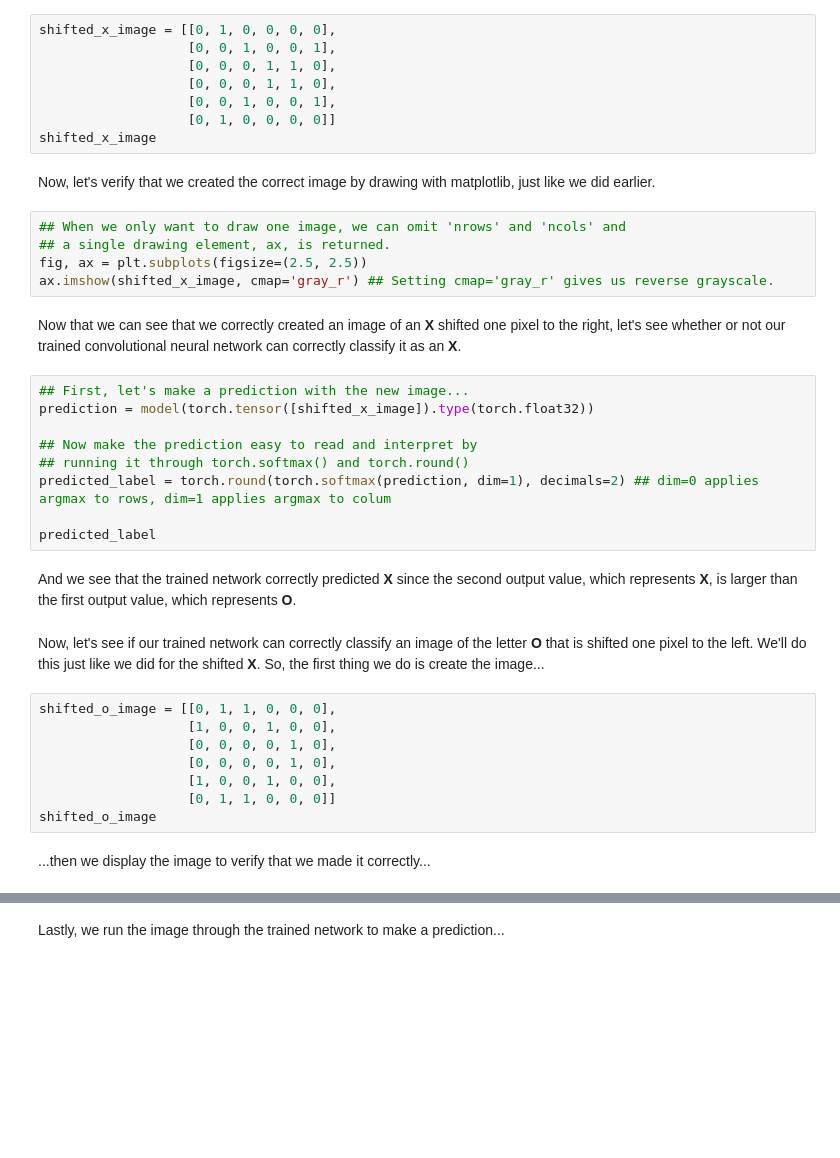
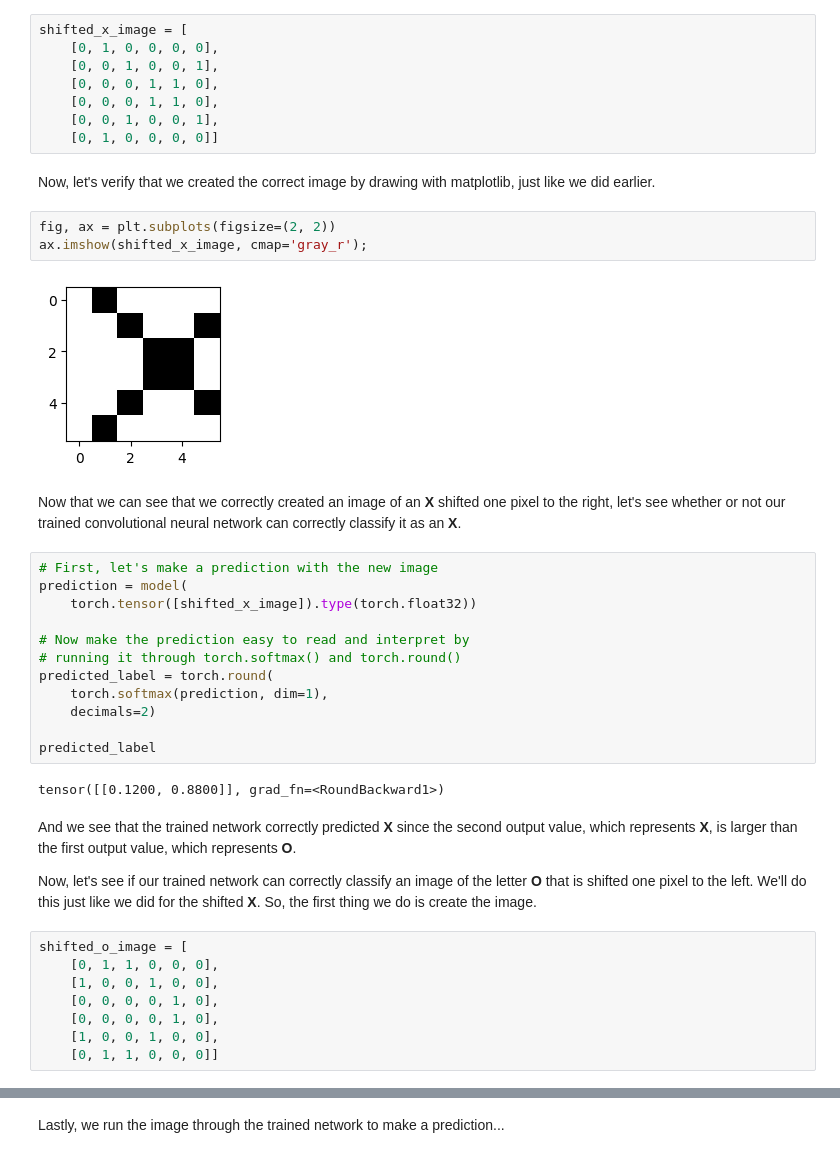
Before and after one commit to sbwiecko/statsquest_neural_networks, a Jupyter notebook: chapter_06/chapter_06_convolutional_neural_networks.ipynb, the cells around one changed output, grey strips where cells are left out. Saved outputs shown, nothing was run; the diff lists cells and outputs as text; blank space fills up the shorter version.

```diff
--- a/chapter_06/chapter_06_convolutional_neural_networks.ipynb
+++ b/chapter_06/chapter_06_convolutional_neural_networks.ipynb
@@ -353,42 +429,45 @@ After 700 training epochs, the predicted values are much, much closer to the ide
 Now that our model is trained, we can use it to make predictions from new data. Specifically, let's see how well our model predicts an image of the letter **X** that has been shifted over one pixel. First, let's create the image of an **X** shifted by one pixel to the right.
 # %%
-shifted_x_image = [[0, 1, 0, 0, 0, 0],
-                   [0, 0, 1, 0, 0, 1],
-                   [0, 0, 0, 1, 1, 0],
-                   [0, 0, 0, 1, 1, 0],
-                   [0, 0, 1, 0, 0, 1],
-                   [0, 1, 0, 0, 0, 0]]
-shifted_x_image
+shifted_x_image = [
+    [0, 1, 0, 0, 0, 0],
+    [0, 0, 1, 0, 0, 1],
+    [0, 0, 0, 1, 1, 0],
+    [0, 0, 0, 1, 1, 0],
+    [0, 0, 1, 0, 0, 1],
+    [0, 1, 0, 0, 0, 0]]
 # %% [markdown]
 Now, let's verify that we created the correct image by drawing with matplotlib, just like we did earlier.
 # %%
-## When we only want to draw one image, we can omit 'nrows' and 'ncols' and
-## a single drawing element, ax, is returned.
-fig, ax = plt.subplots(figsize=(2.5, 2.5))
-ax.imshow(shifted_x_image, cmap='gray_r') ## Setting cmap='gray_r' gives us reverse grayscale.
+fig, ax = plt.subplots(figsize=(2, 2))
+ax.imshow(shifted_x_image, cmap='gray_r');
+# %% [output]
+[figure, added]
 # %% [markdown]
 Now that we can see that we correctly created an image of an **X** shifted one pixel to the right, let's see whether or not our trained convolutional neural network can correctly classify it as an **X**.
 # %%
-## First, let's make a prediction with the new image...
-prediction = model(torch.tensor([shifted_x_image]).type(torch.float32))
+# First, let's make a prediction with the new image
+prediction = model(
+    torch.tensor([shifted_x_image]).type(torch.float32))
 
-## Now make the prediction easy to read and interpret by
-## running it through torch.softmax() and torch.round()
-predicted_label = torch.round(torch.softmax(prediction, dim=1), decimals=2) ## dim=0 applies argmax to rows, dim=1 applies argmax to colum
+# Now make the prediction easy to read and interpret by
+# running it through torch.softmax() and torch.round()
+predicted_label = torch.round(
+    torch.softmax(prediction, dim=1),
+    decimals=2)
 
 predicted_label
+# %% [output]
+tensor([[0.1200, 0.8800]], grad_fn=<RoundBackward1>)
-# %% [markdown]
-And we see that the trained network correctly predicted **X** since the second output value, which represents **X**, is larger than the first output value, which represents **O**.
 # %% [markdown]
-Now, let's see if our trained network can correctly classify an image of the letter **O** that is shifted one pixel to the left. We'll do this just like we did for the shifted **X**. So, the first thing we do is create the image...
+And we see that the trained network correctly predicted **X** since the second output value, which represents **X**, is larger than the first output value, which represents **O**.
+
+Now, let's see if our trained network can correctly classify an image of the letter **O** that is shifted one pixel to the left. We'll do this just like we did for the shifted **X**. So, the first thing we do is create the image.
 # %%
-shifted_o_image = [[0, 1, 1, 0, 0, 0],
-                   [1, 0, 0, 1, 0, 0],
-                   [0, 0, 0, 0, 1, 0],
-                   [0, 0, 0, 0, 1, 0],
-                   [1, 0, 0, 1, 0, 0],
-                   [0, 1, 1, 0, 0, 0]]
-shifted_o_image
+shifted_o_image = [
+    [0, 1, 1, 0, 0, 0],
+    [1, 0, 0, 1, 0, 0],
+    [0, 0, 0, 0, 1, 0],
+    [0, 0, 0, 0, 1, 0],
+    [1, 0, 0, 1, 0, 0],
+    [0, 1, 1, 0, 0, 0]]
-# %% [markdown]
-...then we display the image to verify that we made it correctly...
 # %%
```
Also changed, not shown: parts of 47 cells of this notebook, 2 other files.
